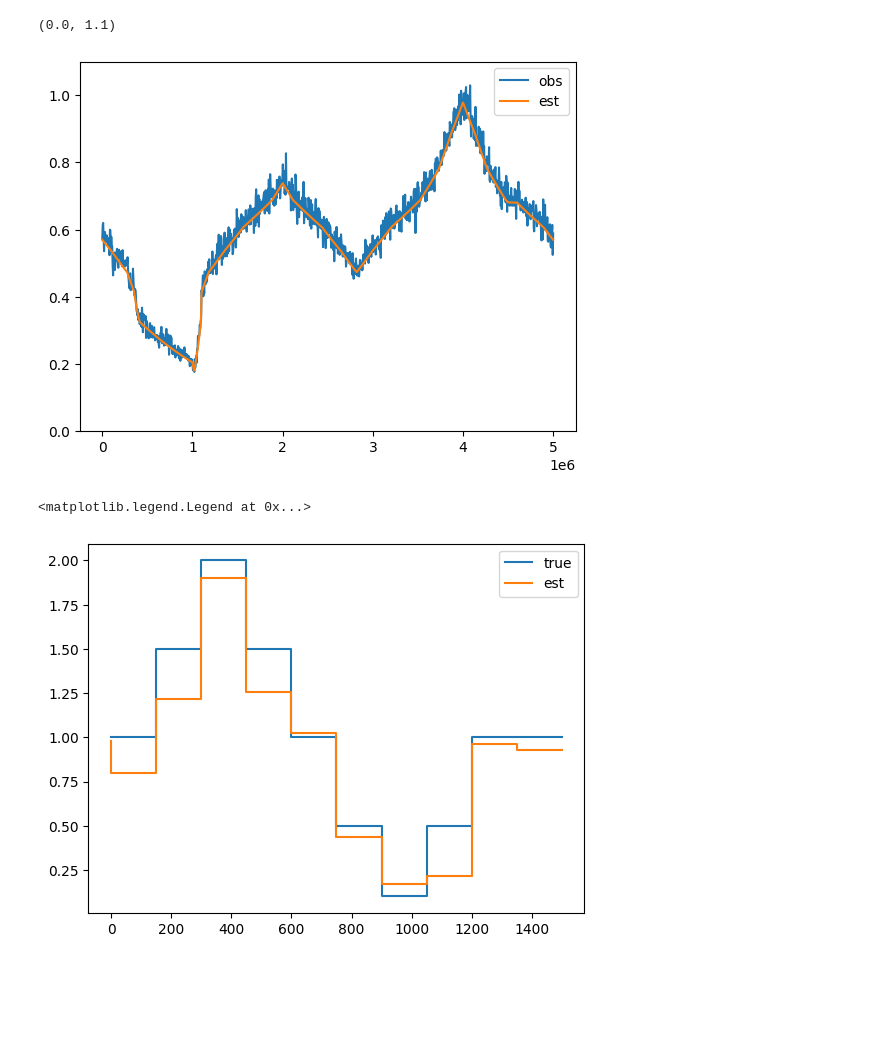
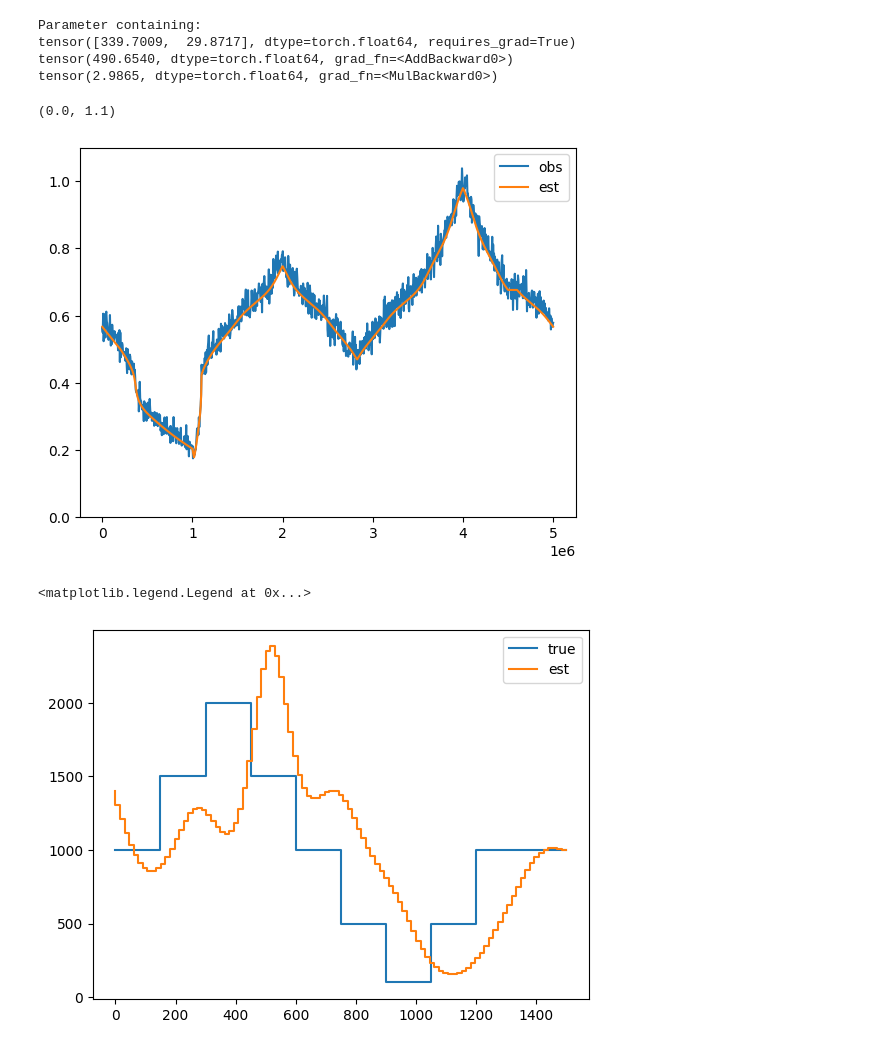
Before and after one commit to oist/VeloGP, a Jupyter notebook: velogp/test_velocity_estimation.ipynb, the cells around one changed output. Cells and saved outputs as stored; diff of their text form; code cells hidden in the pictures; blank space fills up the shorter version.

```diff
--- a/velogp/test_velocity_estimation.ipynb
+++ b/velogp/test_velocity_estimation.ipynb
@@ -23,7 +23,7 @@ mtrue = velocity_model.VelocityModel(L, True, origins, h_tgrid, g_xranges_l, g_x
 mtrue.growthrate = Growthrate
 mtrue.delay = delay
 mtrue.v0 = torch.tensor([v0], dtype=torch.double)
-mtrue.h_log = torch.log(torch.tensor([1, 1, 1.5, 2, 1.5, 1, 0.5, 0.1, 0.5, 1, 1], dtype=torch.double))
+mtrue.h_log_raw = torch.log(torch.tensor([1, 1, 1.5, 2, 1.5, 1, 0.5, 0.1, 0.5, 1, 1], dtype=torch.double))
 mtrue.g_log = torch.log(torch.tensor([10, 0.1], dtype=torch.double))
 
 coverage = 1e3
@@ -31,19 +31,25 @@ x = torch.linspace(0, L, steps=1000)
 y_obs = torch.poisson(mtrue.P(x) * coverage).detach().numpy()
 s_obs = numpy.sqrt(y_obs)
 # %%
-m = velocity_model.VelocityModel(L, True, origins, h_tgrid, g_xranges_l, g_xranges_u)
+h_tgrid_dense = torch.linspace(0, 0.6*Tr, steps=100, dtype=torch.double)
+m = velocity_model.VelocityModel(L, True, origins, h_tgrid_dense, g_xranges_l, g_xranges_u)
 m.growthrate = Growthrate
 m.h_sigma = torch.tensor([1], dtype=torch.double)
-m.h_timescale = torch.nn.Parameter(torch.tensor([1e4], dtype=torch.double))
-# NOTE: Currently starts with the correct v0
-#m.v0 = torch.nn.Parameter(torch.tensor([v0], dtype=torch.double))
-#m.h_log = torch.nn.Parameter(mtrue.h_log.clone())
-#m.g_log = torch.nn.Parameter(mtrue.g_log.clone())
+m.h_timescale = torch.nn.Parameter(torch.tensor([1e2], dtype=torch.double))
 
 #torch.autograd.set_detect_anomaly(True)
 l = velocity_model.VelocityModelLoss(x, torch.tensor(y_obs), torch.tensor(s_obs), m)
 fit = estimate_velocity.FitVelocityModel(m, l)
 fit.optimize()
+# %%
+print(fit.model.delay)
+print(fit.loss())
+print(fit.model.penalty())
+# %% [output]
+Parameter containing:
+tensor([339.7009,  29.8717], dtype=torch.float64, requires_grad=True)
+tensor(490.6540, dtype=torch.float64, grad_fn=<AddBackward0>)
+tensor(2.9865, dtype=torch.float64, grad_fn=<MulBackward0>)
 # %%
 p = m.P(x).detach().numpy()
 ptrue = mtrue.P(x).detach().numpy()
@@ -55,11 +61,11 @@ pyplot.legend()
 pyplot.ylim([0.0, 1.1])
 # %% [output]
 (0.0, 1.1)
-[figure, old version]
+[figure, new version]
 # %%
-pyplot.step(mtrue.h_tgrid, numpy.exp(mtrue.h_log.detach().numpy()), label="true")
-pyplot.step(m.h_tgrid, numpy.exp(m.h_log.detach().numpy()), label="est")
+pyplot.step(mtrue.h_tgrid, (mtrue.v0 * torch.exp(mtrue.h_log("canonical"))).detach().numpy(), label="true")
+pyplot.step(m.h_tgrid, (m.v0 * torch.exp(m.h_log("canonical"))).detach().numpy(), label="est")
 pyplot.legend()
 # %% [output]
 <matplotlib.legend.Legend at 0x...>
-[figure, old version]
+[figure, new version]
```
Also changed, not shown: 2 other files.
